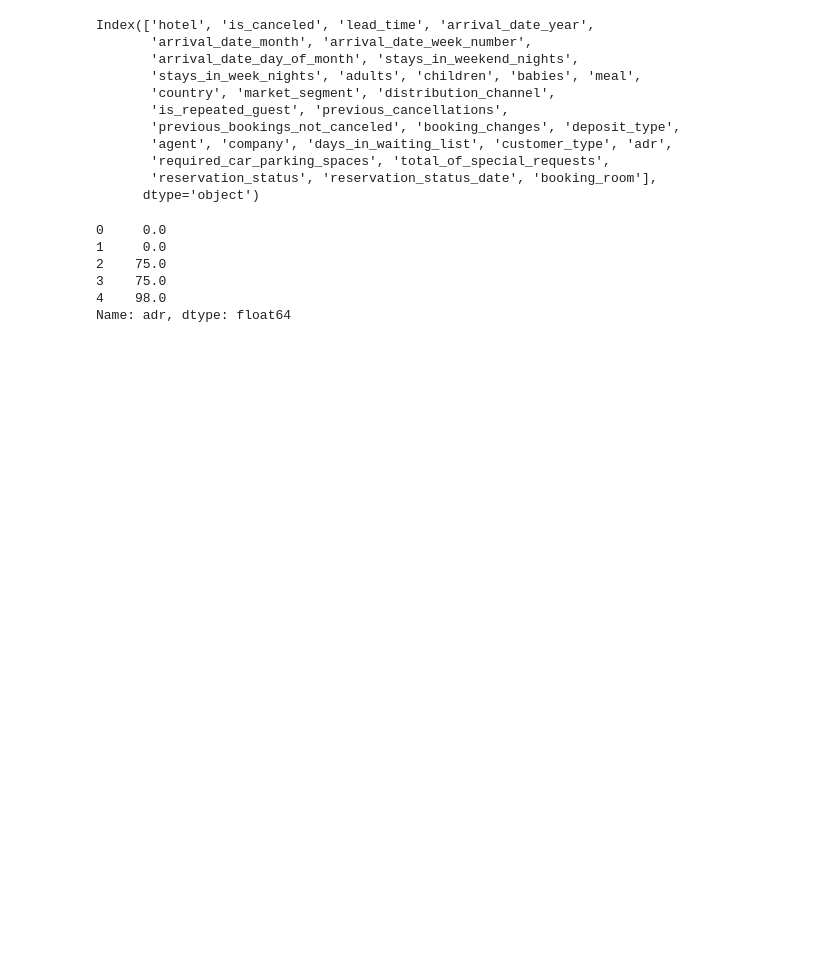
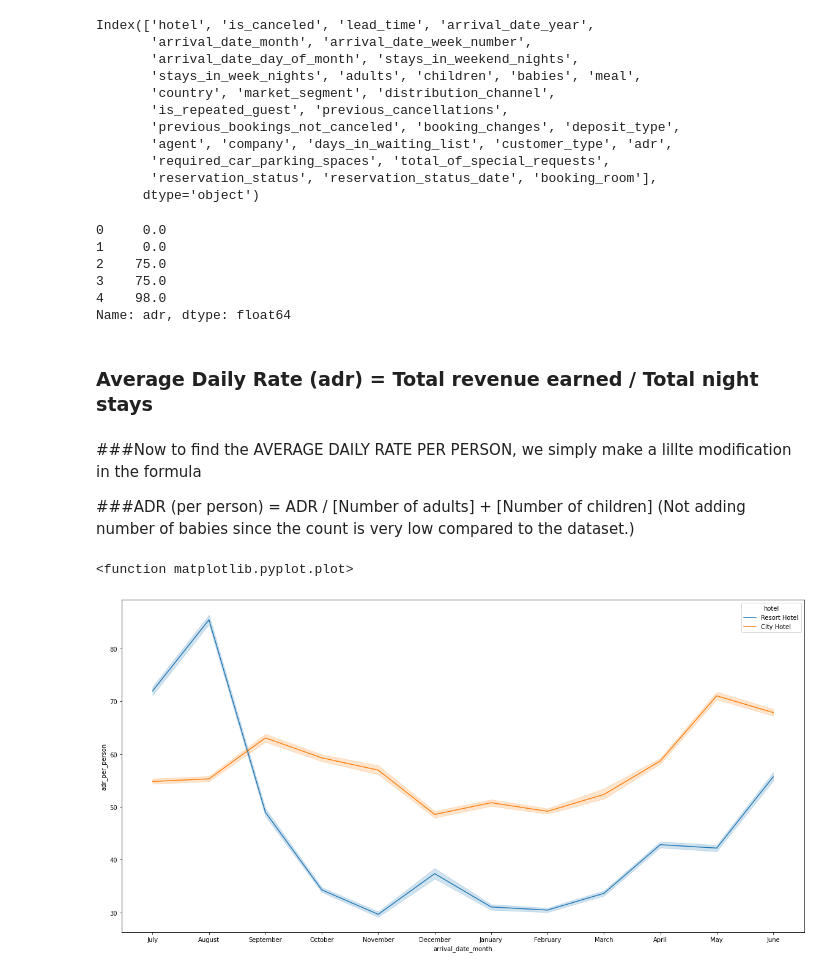
Before and after one commit to sagar2582/Capstone-1-Hotel-Booking-Analysis, a Jupyter notebook: Hotel_Booking_Analysis.ipynb, the cells around one changed output. Saved outputs shown, nothing was run; the diff lists cells and outputs as text; code cells hidden in the pictures; blank space fills up the shorter version.

```diff
--- a/Hotel_Booking_Analysis.ipynb
+++ b/Hotel_Booking_Analysis.ipynb
@@ -476,3 +476,17 @@ df['adr'].head()
 3    75.0
 4    98.0
 Name: adr, dtype: float64
+# %% [markdown]
+### Average Daily Rate (adr) = Total revenue earned / Total night stays
+# %% [markdown]
+###Now to find the AVERAGE DAILY RATE PER PERSON, we simply make a lillte modification in the formula
+
+###ADR (per person) = ADR / [Number of adults] + [Number of children]  (Not adding number of babies since the count is very low compared to the dataset.)
+# %%
+plt.figure(figsize=(20,10))
+df['adr_per_person'] = df['adr'] / (df['adults'] + df['children'])
+sns.lineplot(data = df, x = 'arrival_date_month', y = 'adr_per_person', hue = 'hotel')
+plt.plot
+# %% [output]
+<function matplotlib.pyplot.plot>
+[figure, added]
```
Also changed, not shown: parts of 2 cells of this notebook.
